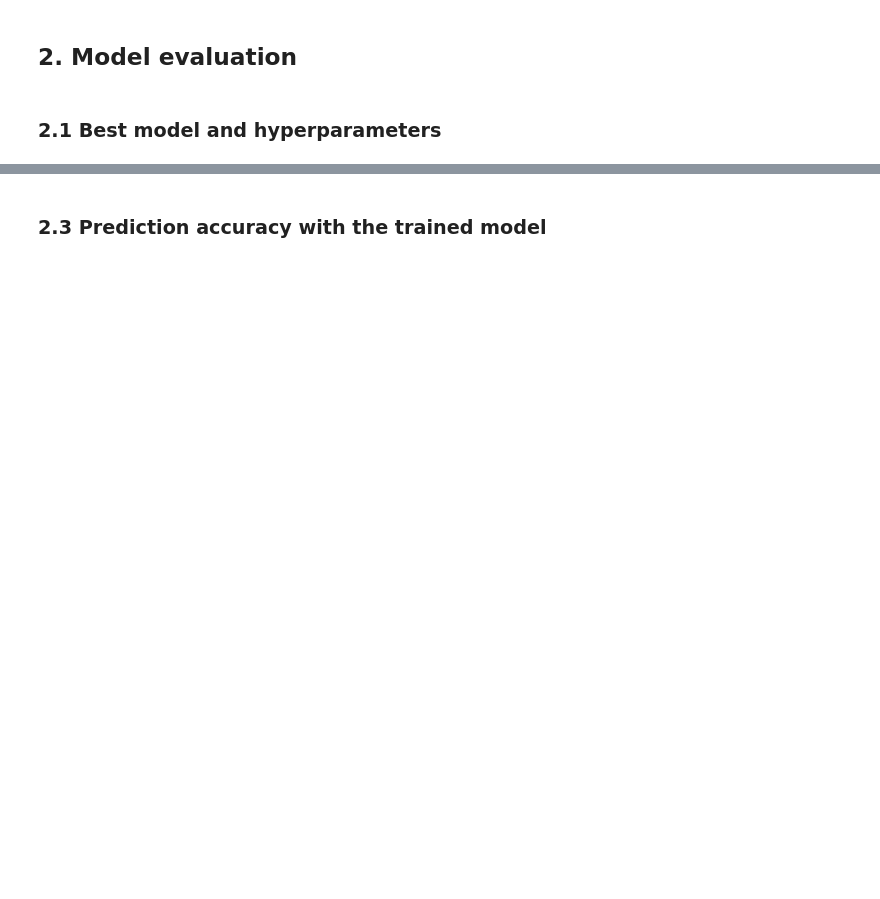
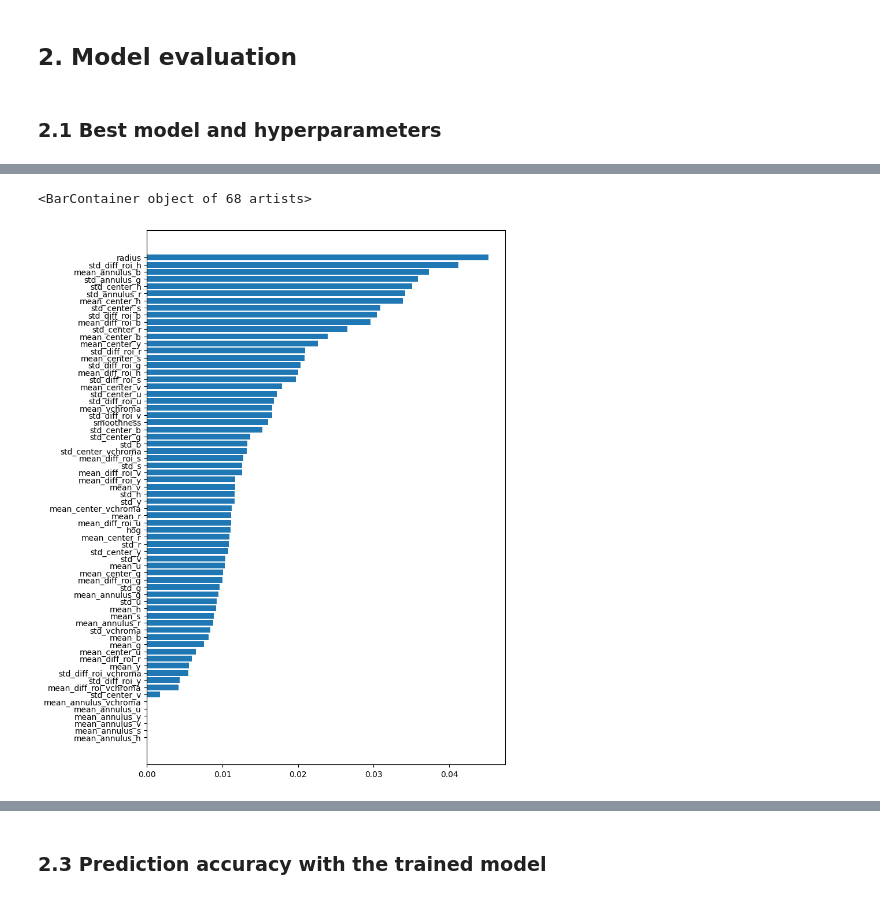
Before and after one commit to jankokla/epfl_image_analysis, a Jupyter notebook: project/IAPR_ManualPipeline.ipynb, the cells around one changed output, grey strips where cells are left out. Saved outputs shown, nothing was run; the diff lists cells and outputs as text; code cells hidden in the pictures; blank space fills up the shorter version.

```diff
--- a/project/IAPR_ManualPipeline.ipynb
+++ b/project/IAPR_ManualPipeline.ipynb
@@ -157,4 +157,10 @@ y_dataset = pd.DataFrame()
 ### 1.3 Dataset building loop
 
 We build the dataset used for classification by extracting descriptors from segmented coin images.
+# %%
+def to_dict(name, val):
+	if isinstance(val, tuple):
+		return {name[0]:val[0], name[1]:val[1], name[2]:val[2]}
+	else:
+		return {name:val}
 # %%
@@ -637 +773,20 @@ for config in config_history:
+# %%
+import matplotlib.pyplot as plt
+
+# Combine feature names and importances into tuples
+feature_importances_tuples = zip(automl.feature_names_in_, automl.feature_importances_)
+
+# Sort the tuples based on feature importances (in decreasing order)
+sorted_feature_importances_tuples = sorted(feature_importances_tuples, key=lambda x: x[1], reverse=False)
+
+# Extract sorted feature names and importances back into separate arrays
+sorted_feature_names_in = [tup[0] for tup in sorted_feature_importances_tuples]
+sorted_feature_importances = [tup[1] for tup in sorted_feature_importances_tuples]
+
+# Plotting in decreasing order of importance
+plt.figure(figsize=(8,12))
+plt.barh(sorted_feature_names_in, sorted_feature_importances)
+# %% [output]
+<BarContainer object of 68 artists>
+[figure, added]
 # %% [markdown]
```
Also changed, not shown: parts of 29 cells of this notebook, 6 other files.
